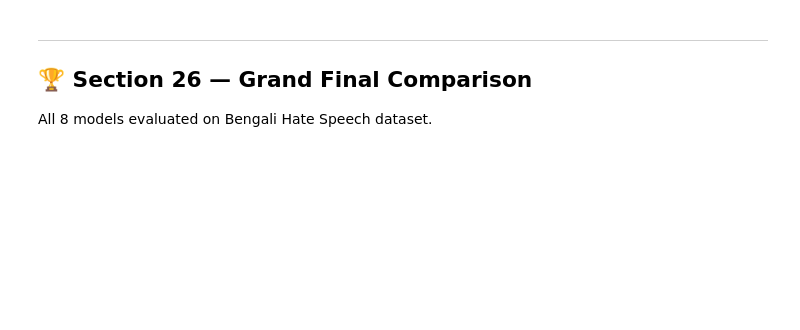
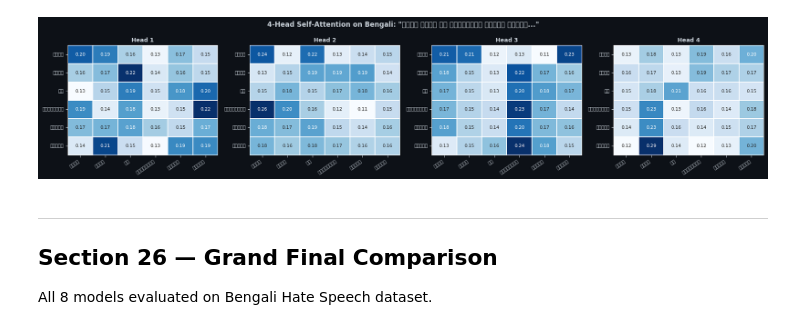
Before and after one commit to vishal606/Automated-Hate-Speech-Detection-in-Bengali-Social-Media, a Jupyter notebook: Bengali_NLP_Complete.ipynb, the cells around one changed output. Drawn from its saved outputs; the diff is of its cells as text; code cells hidden in the pictures; blank space fills up the shorter version.

```diff
--- a/Bengali_NLP_Complete.ipynb
+++ b/Bengali_NLP_Complete.ipynb
@@ -1341,20 +1679,22 @@ print(attn_w[0,:4,:4].round(3))
 # %%
 # Multi-head attention heatmap
 fig, axes = plt.subplots(1,4,figsize=(18,4))
-fig.suptitle(f"4-Head Self-Attention on Bengali: "{best_row['sentence'][:45]}..."",
+fig.suptitle(f"4-Head Self-Attention on Bengali: \"{best_row['sentence'][:45]}...\"",
              fontsize=12, fontweight='bold')
 for hi,ax in enumerate(axes):
     n=len(best_toks)
     sns.heatmap(attn_w[hi,:n,:n], annot=True, fmt='.2f', cmap='Blues',
                 xticklabels=best_toks, yticklabels=best_toks,
                 ax=ax, cbar=False, linewidths=0.3, annot_kws={'size':8})
     ax.set_title(f"Head {hi+1}", fontsize=10, fontweight='bold')
     ax.set_xticklabels(best_toks, rotation=35, ha='right', fontsize=8)
     ax.set_yticklabels(best_toks, rotation=0,  fontsize=8)
 plt.tight_layout(); plt.show()
+# %% [output]
+[figure, added]
 # %% [markdown]
 ---
-## 🏆 Section 26 — Grand Final Comparison
+## Section 26 — Grand Final Comparison
 
 All 8 models evaluated on Bengali Hate Speech dataset.
 # %%
```
Also changed, not shown: parts of 67 cells of this notebook.
